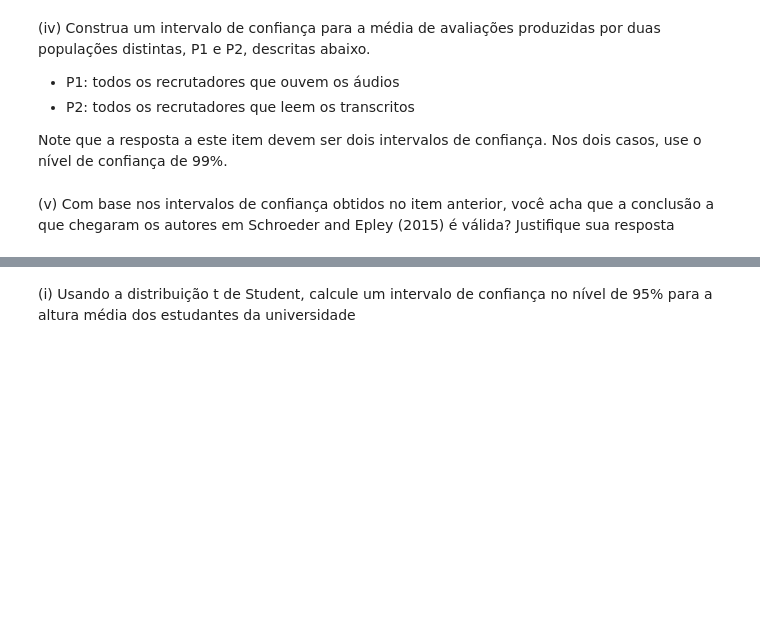
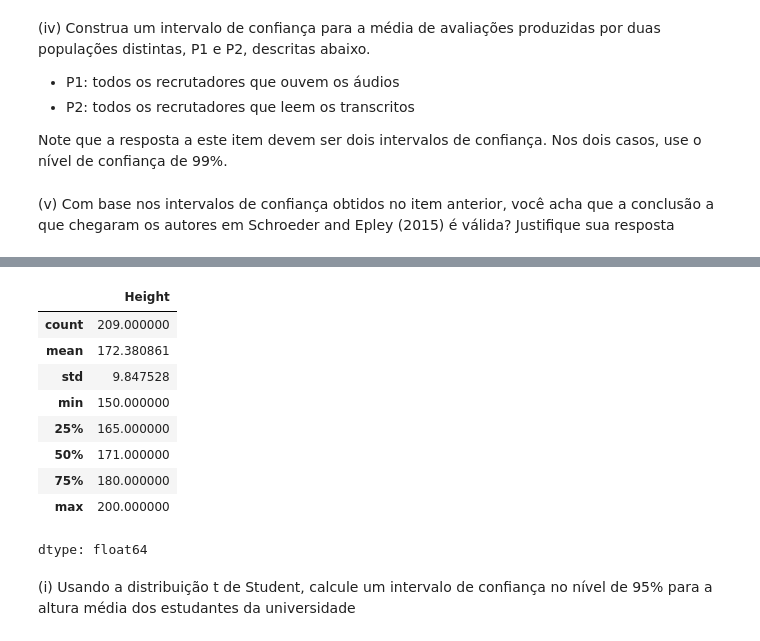
Before and after one commit to stepsbtw/Statistical-Inference, a Jupyter notebook: GCC1625_T1_CAIO_PASSOS_TORKST_FERREIRA.ipynb, the cells around one changed output, grey strips where cells are left out. Drawn from its saved outputs; the diff is of its cells as text; code cells hidden in the pictures; blank space fills up the shorter version.

```diff
--- a/GCC1625_T1_CAIO_PASSOS_TORKST_FERREIRA.ipynb
+++ b/GCC1625_T1_CAIO_PASSOS_TORKST_FERREIRA.ipynb
@@ -569,3 +578,17 @@ Agora, realize o que se pede a seguir
+# %%
+df_height.dropna() # retirando os valores nulos
+df_height.describe() # checando o dataframe
+# %% [output]
+|  | Height |
+| count | 209.000000 |
+| mean | 172.380861 |
+| std | 9.847528 |
+| min | 150.000000 |
+| 25% | 165.000000 |
+| 50% | 171.000000 |
+| 75% | 180.000000 |
+| max | 200.000000 |
+dtype: float64
 # %% [markdown]
 (i) Usando a distribuição t de Student, calcule um intervalo de confiança
 no nível de 95% para a altura média dos estudantes da universidade
```
Also changed, not shown: parts of 15 cells of this notebook.
